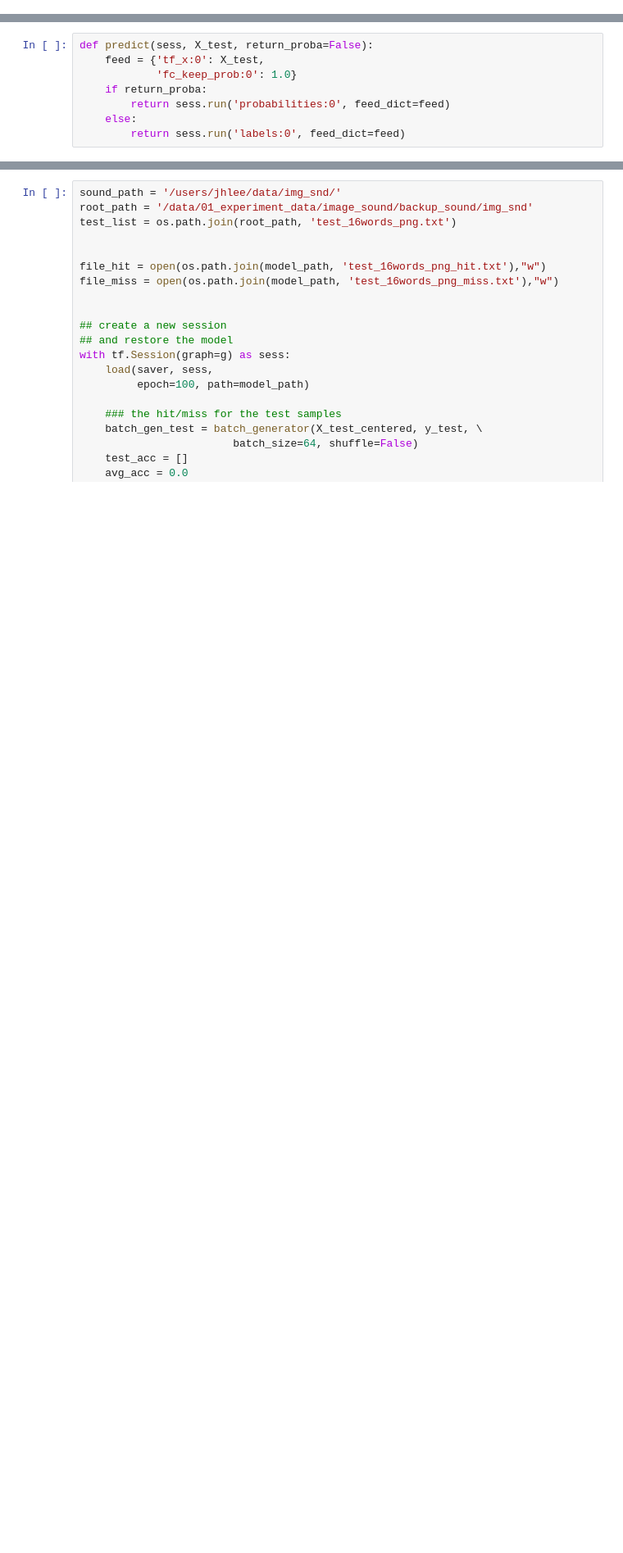
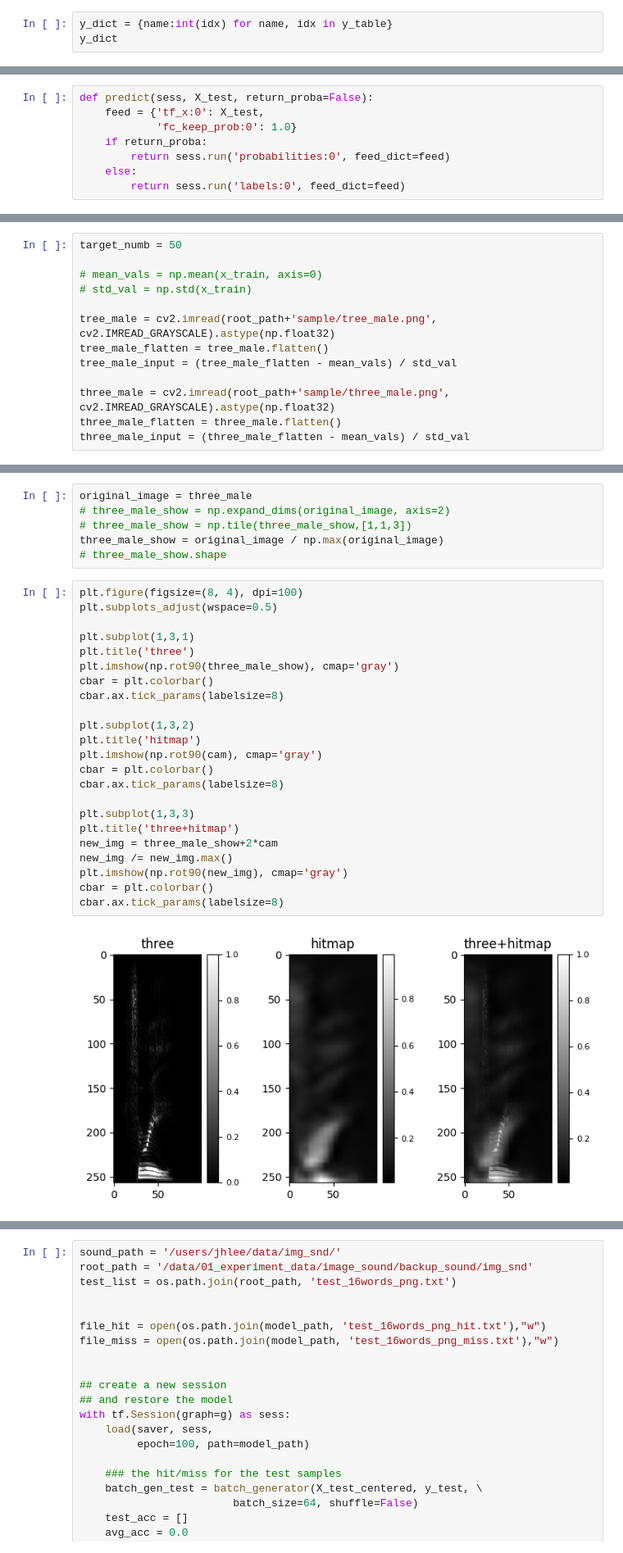
Before and after one commit to BbChip0103/sf_word_recog_research, a Jupyter notebook: from_professor/get_accuracy_and_samplelist_1conv_1fc.ipynb, the cells around one changed output, grey strips where cells are left out. Shown at 82% size. Cells and saved outputs as stored; diff of their text form; blank space fills up the shorter version.

Commit message:
add hitmap function

```diff
--- a/from_professor/get_accuracy_and_samplelist_1conv_1fc.ipynb
+++ b/from_professor/get_accuracy_and_samplelist_1conv_1fc.ipynb
@@ -21,0 +30,3 @@ y_test = test_data['y_test']
+# %%
+y_dict = {name:int(idx) for name, idx in y_table}
+y_dict
@@ -1582,0 +1631,13 @@ Loading model from ./model/cnn_1conv_1fc/
+# %%
+target_numb = 50
+
+# mean_vals = np.mean(x_train, axis=0)
+# std_val = np.std(x_train)
+
+tree_male = cv2.imread(root_path+'sample/tree_male.png', cv2.IMREAD_GRAYSCALE).astype(np.float32)
+tree_male_flatten = tree_male.flatten()
+tree_male_input = (tree_male_flatten - mean_vals) / std_val
+
+three_male = cv2.imread(root_path+'sample/three_male.png', cv2.IMREAD_GRAYSCALE).astype(np.float32)
+three_male_flatten = three_male.flatten()
+three_male_input = (three_male_flatten - mean_vals) / std_val
@@ -1582,0 +1743,31 @@ Loading model from ./model/cnn_1conv_1fc/
+# %%
+original_image = three_male
+# three_male_show = np.expand_dims(original_image, axis=2)
+# three_male_show = np.tile(three_male_show,[1,1,3])
+three_male_show = original_image / np.max(original_image)
+# three_male_show.shape
+# %%
+plt.figure(figsize=(8, 4), dpi=100)
+plt.subplots_adjust(wspace=0.5)
+
+plt.subplot(1,3,1)
+plt.title('three')
+plt.imshow(np.rot90(three_male_show), cmap='gray')
+cbar = plt.colorbar()
+cbar.ax.tick_params(labelsize=8)
+
+plt.subplot(1,3,2)
+plt.title('hitmap')
+plt.imshow(np.rot90(cam), cmap='gray')
+cbar = plt.colorbar()
+cbar.ax.tick_params(labelsize=8)
+
+plt.subplot(1,3,3)
+plt.title('three+hitmap')
+new_img = three_male_show+2*cam
+new_img /= new_img.max()
+plt.imshow(np.rot90(new_img), cmap='gray')
+cbar = plt.colorbar()
+cbar.ax.tick_params(labelsize=8)
+# %% [output]
+[figure, added]
```
Also changed, not shown: parts of 32 cells of this notebook.
